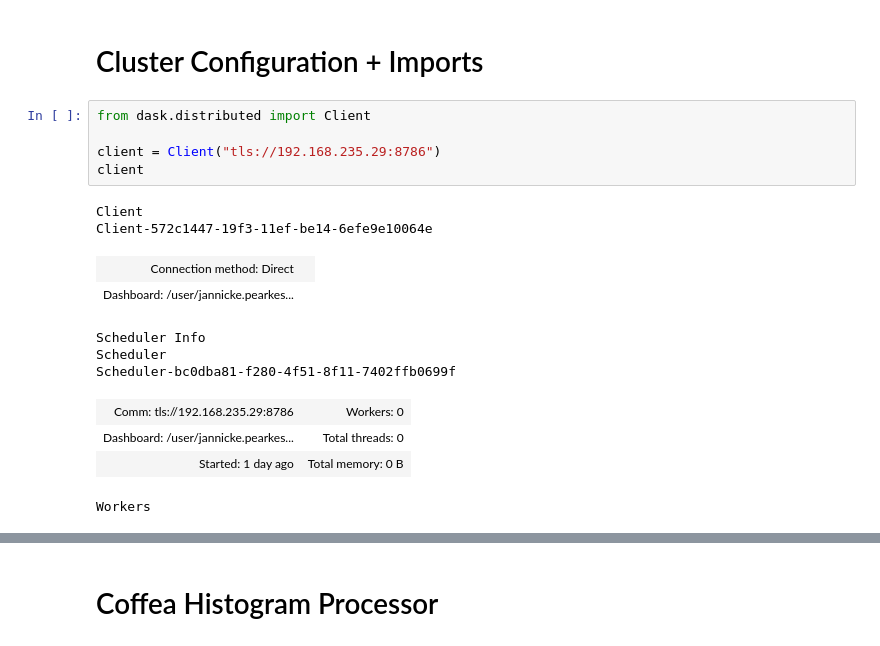
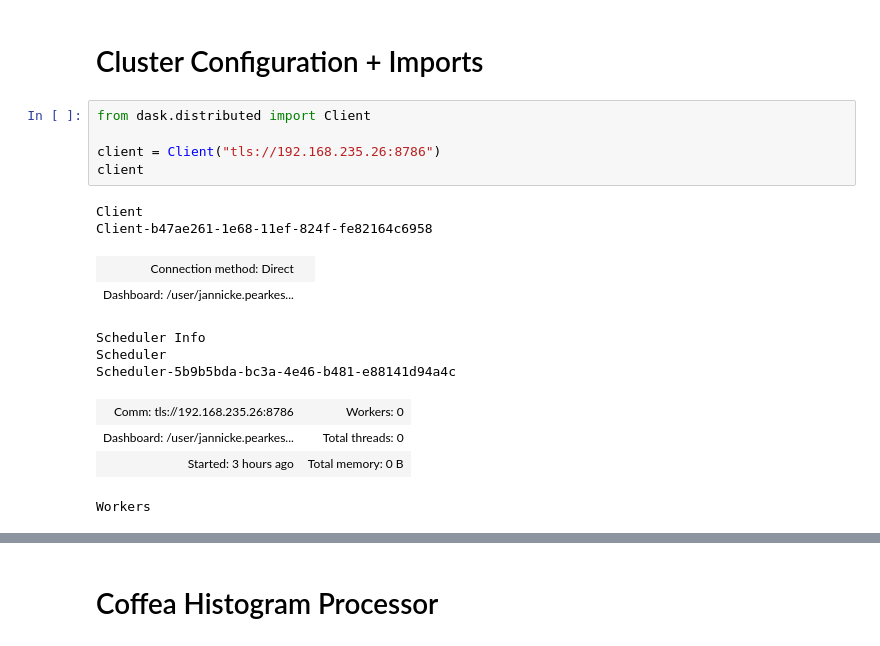
Before and after one commit to ellisonscheuller/coffea_casa, a Jupyter notebook: axo_histos.ipynb, the cells around one changed output, grey strips where cells are left out. Saved outputs shown, nothing was run; the diff lists cells and outputs as text.

```diff
--- a/axo_histos.ipynb
+++ b/axo_histos.ipynb
@@ -1,22 +1,22 @@
 # %% [markdown]
 # Cluster Configuration + Imports
-# %%
-from dask.distributed import Client
-
-client = Client("tls://192.168.235.29:8786")
-client
-# %% [output]
-Client
-Client-572c1447-19f3-11ef-be14-6efe9e10064e
-| Connection method: Direct |  |
-| Dashboard: /user/jannicke.pearkes... |  |
-Scheduler Info
-Scheduler
-Scheduler-bc0dba81-f280-4f51-8f11-7402ffb0699f
-| Comm: tls://192.168.235.29:8786 | Workers: 0 |
-| Dashboard: /user/jannicke.pearkes... | Total threads: 0 |
-| Started: 1 day ago | Total memory: 0 B |
-Workers
+# %%
+from dask.distributed import Client
+
+client = Client("tls://192.168.235.26:8786")
+client
+# %% [output]
+Client
+Client-b47ae261-1e68-11ef-824f-fe82164c6958
+| Connection method: Direct |  |
+| Dashboard: /user/jannicke.pearkes... |  |
+Scheduler Info
+Scheduler
+Scheduler-5b9b5bda-bc3a-4e46-b481-e88141d94a4c
+| Comm: tls://192.168.235.26:8786 | Workers: 0 |
+| Dashboard: /user/jannicke.pearkes... | Total threads: 0 |
+| Started: 3 hours ago | Total memory: 0 B |
+Workers
 # %%
 import hist
 import time
```
Also changed, not shown: parts of 13 cells of this notebook, 2 other files.
